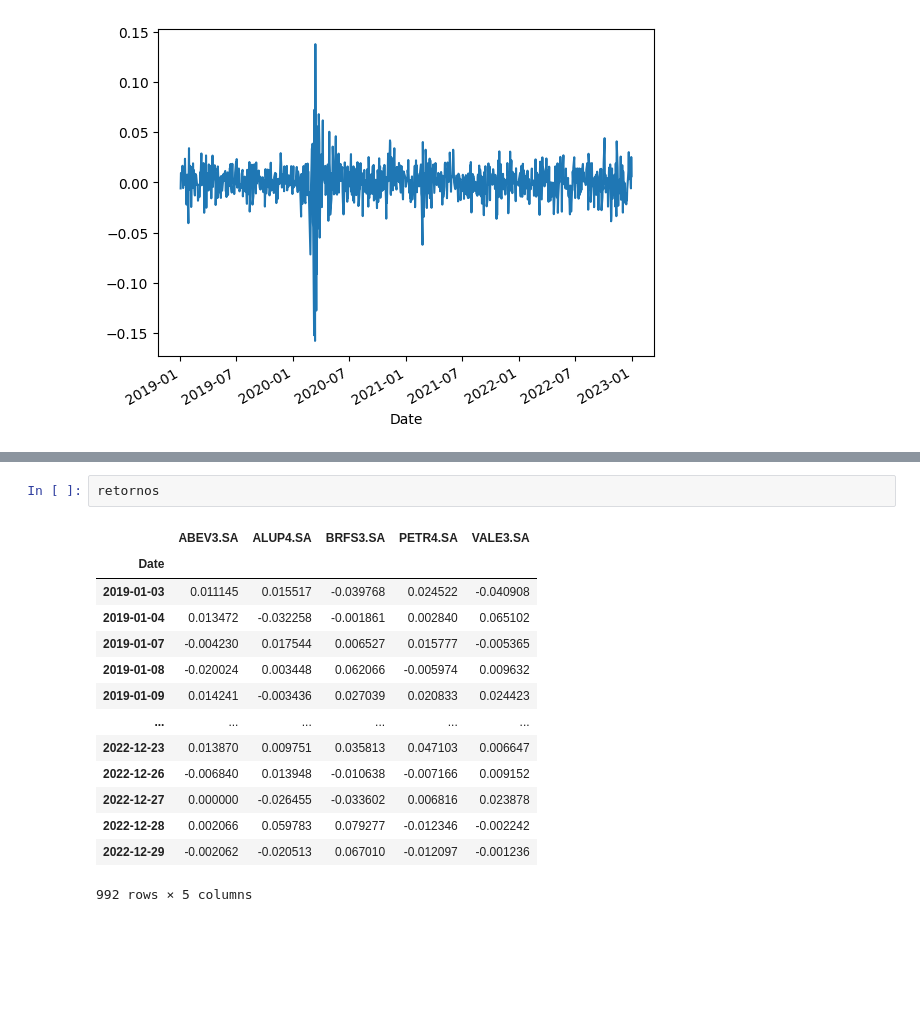
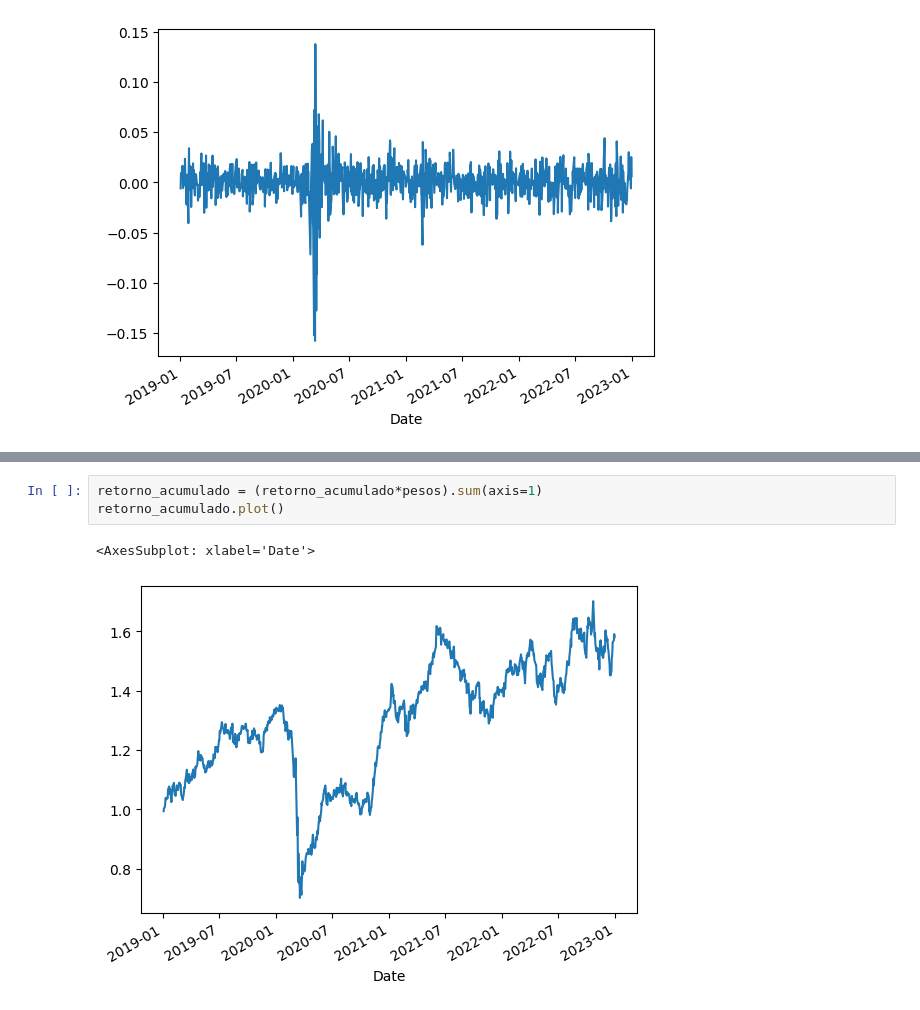
Before and after one commit to prisciladalepiane/analise_acoes_py, a Jupyter notebook: Inicio.ipynb, the cells around one changed output, grey strips where cells are left out. Saved outputs shown, nothing was run; the diff lists cells and outputs as text; blank space fills up the shorter version.

```diff
--- a/Inicio.ipynb
+++ b/Inicio.ipynb
@@ -80,17 +86,6 @@ retorno_acumulado.plot()
-# %%
-retornos
-# %% [output]
-|  | ABEV3.SA | ALUP4.SA | BRFS3.SA | PETR4.SA | VALE3.SA |
-| Date |  |  |  |  |  |
-| 2019-01-03 | 0.011145 | 0.015517 | -0.039768 | 0.024522 | -0.040908 |
-| 2019-01-04 | 0.013472 | -0.032258 | -0.001861 | 0.002840 | 0.065102 |
-| 2019-01-07 | -0.004230 | 0.017544 | 0.006527 | 0.015777 | -0.005365 |
-| 2019-01-08 | -0.020024 | 0.003448 | 0.062066 | -0.005974 | 0.009632 |
-| 2019-01-09 | 0.014241 | -0.003436 | 0.027039 | 0.020833 | 0.024423 |
-| ... | ... | ... | ... | ... | ... |
-| 2022-12-23 | 0.013870 | 0.009751 | 0.035813 | 0.047103 | 0.006647 |
-| 2022-12-26 | -0.006840 | 0.013948 | -0.010638 | -0.007166 | 0.009152 |
-| 2022-12-27 | 0.000000 | -0.026455 | -0.033602 | 0.006816 | 0.023878 |
-| 2022-12-28 | 0.002066 | 0.059783 | 0.079277 | -0.012346 | -0.002242 |
-| 2022-12-29 | -0.002062 | -0.020513 | 0.067010 | -0.012097 | -0.001236 |
-992 rows × 5 columns
+# %%
+retorno_acumulado = (retorno_acumulado*pesos).sum(axis=1)
+retorno_acumulado.plot()
+# %% [output]
+<AxesSubplot: xlabel='Date'>
+[figure, added]
```
Also changed, not shown: parts of 10 cells of this notebook.
